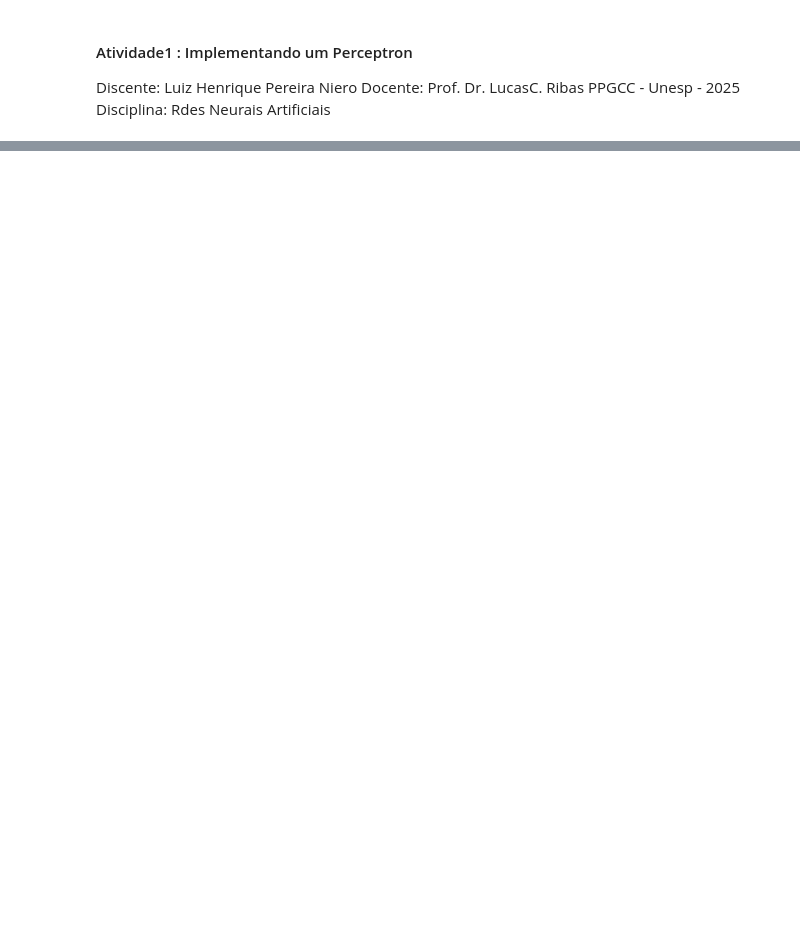
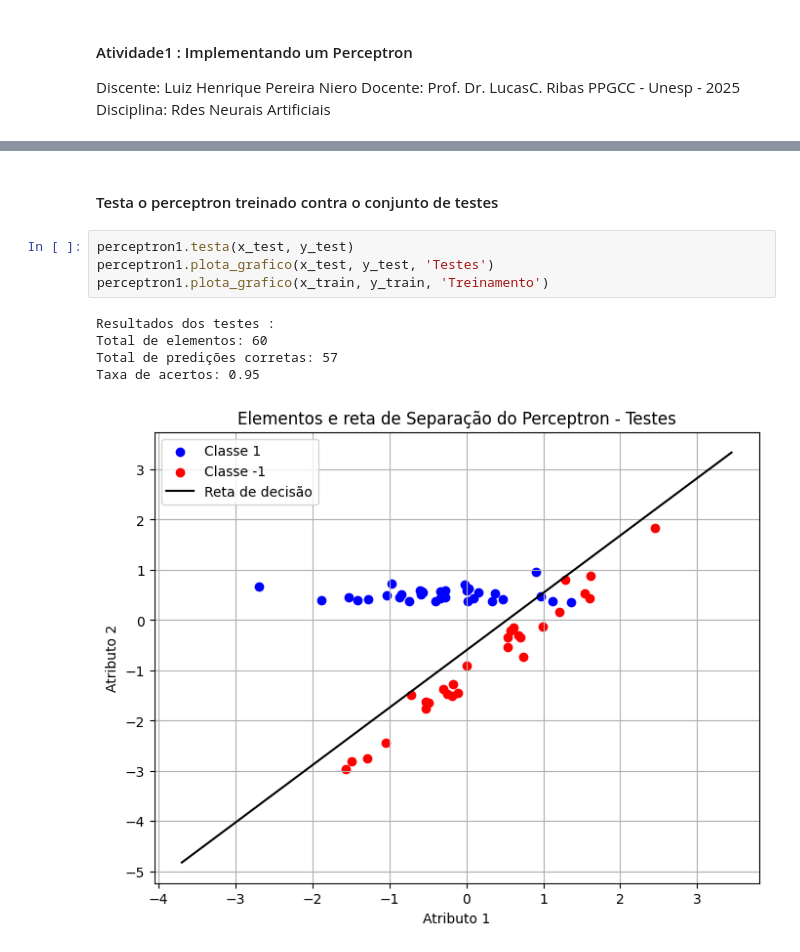
Before and after one commit to luizniero/IA-Fundamentals, a Jupyter notebook: Perceptron operacoes simples.ipynb, the cells around one changed output, grey strips where cells are left out. Saved outputs shown, nothing was run; the diff lists cells and outputs as text; blank space fills up the shorter version.

```diff
--- a/Perceptron operacoes simples.ipynb
+++ b/Perceptron operacoes simples.ipynb
@@ -120,0 +207,12 @@ Melhor bias: 0.730422425004934
+# %% [markdown]
+#### Testa o perceptron treinado contra o conjunto de testes
+# %%
+perceptron1.testa(x_test, y_test)
+perceptron1.plota_grafico(x_test, y_test, 'Testes')
+perceptron1.plota_grafico(x_train, y_train, 'Treinamento')
+# %% [output]
+Resultados dos testes :
+Total de elementos: 60
+Total de predições corretas: 57
+Taxa de acertos: 0.95
+[figure, added]
```
Also changed, not shown: parts of 11 cells of this notebook.
